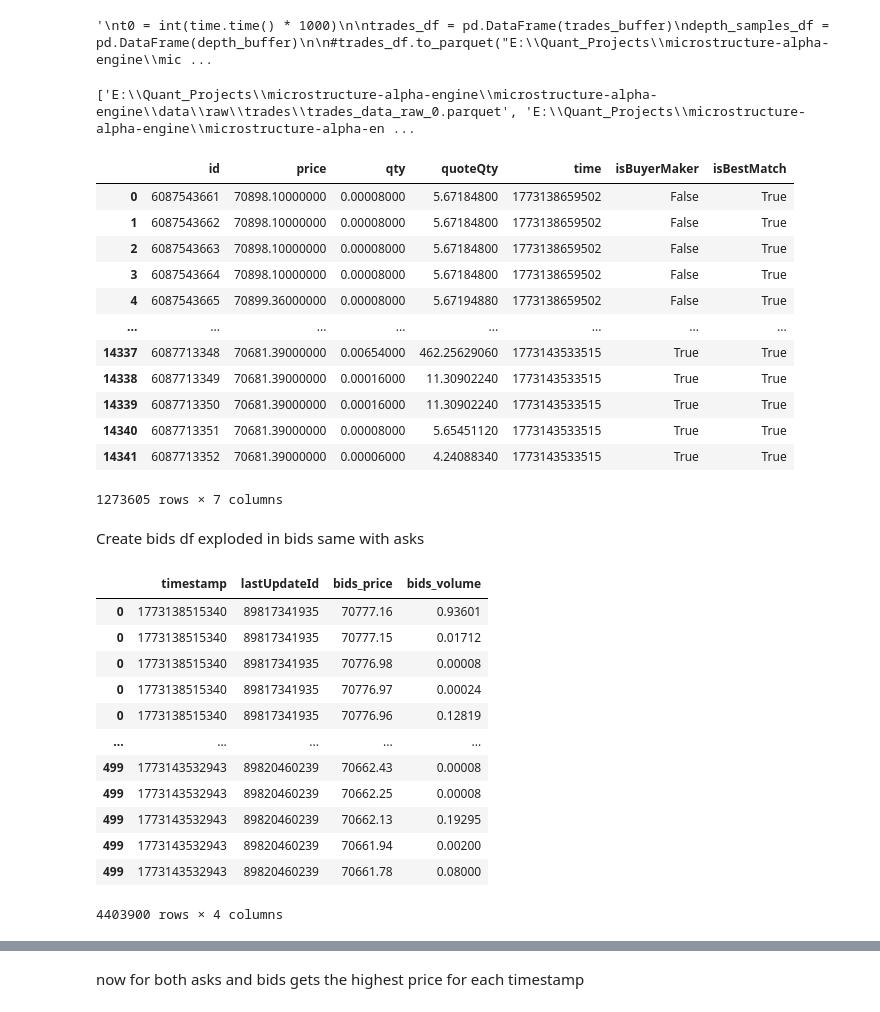
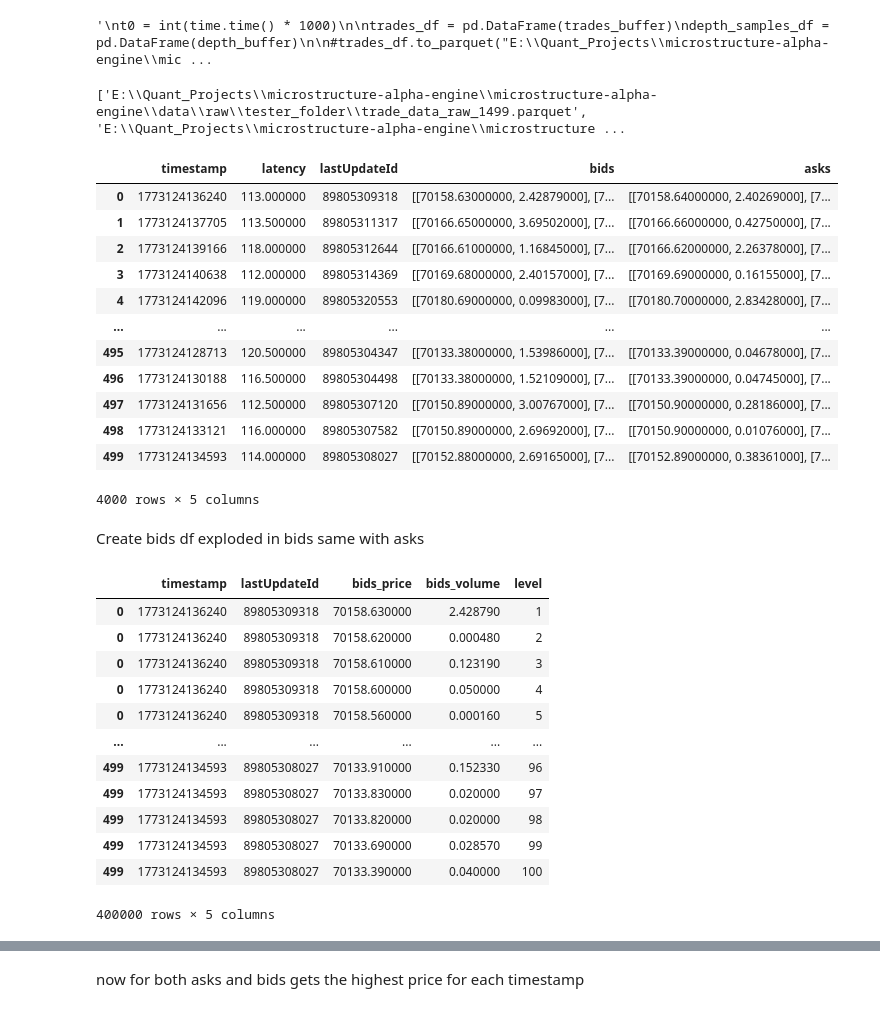
Before and after one commit to jay-odedra/microstructure-alpha-engine, a Jupyter notebook: notebooks/01_data_download_exploration.ipynb, the cells around one changed output, grey strips where cells are left out. Drawn from its saved outputs; the diff is of its cells as text; code cells hidden in the pictures.

```diff
--- a/notebooks/01_data_download_exploration.ipynb
+++ b/notebooks/01_data_download_exploration.ipynb
@@ -129,32 +129,37 @@ trades_df
 '\nt0 = int(time.time() * 1000)\n\ntrades_df = pd.DataFrame(trades_buffer)\ndepth_samples_df = pd.DataFrame(depth_buffer)\n\n#trades_df.to_parquet("E:\\Quant_Projects\\microstructure-alpha-engine\\mic ...
 # %%
 import glob
-files_trades = glob.glob("E:\\Quant_Projects\\microstructure-alpha-engine\\microstructure-alpha-engine\\data\\raw\\tester_folder\\trade_data_raw_*")
-files_lob = glob.glob("E:\\Quant_Projects\\microstructure-alpha-engine\\microstructure-alpha-engine\\data\\raw\\tester_folder\\lob_data_raw_*")
-#files_trades = glob.glob("E:\\Quant_Projects\\microstructure-alpha-engine\\microstructure-alpha-engine\\data\\raw\\trades\\trades_data_raw_*")
-#files_lob = glob.glob("E:\\Quant_Projects\\microstructure-alpha-engine\\microstructure-alpha-engine\\data\\raw\\lob\\lob_data_raw_*")
+
+files_trades = glob.glob(
+    "E:\\Quant_Projects\\microstructure-alpha-engine\\microstructure-alpha-engine\\data\\raw\\tester_folder\\trade_data_raw_*"
+)
+files_lob = glob.glob(
+    "E:\\Quant_Projects\\microstructure-alpha-engine\\microstructure-alpha-engine\\data\\raw\\tester_folder\\lob_data_raw_*"
+)
+# files_trades = glob.glob("E:\\Quant_Projects\\microstructure-alpha-engine\\microstructure-alpha-engine\\data\\raw\\trades\\trades_data_raw_*")
+# files_lob = glob.glob("E:\\Quant_Projects\\microstructure-alpha-engine\\microstructure-alpha-engine\\data\\raw\\lob\\lob_data_raw_*")
 
 
 print(files_trades)
-#trades_samples_df = pd.concat([pd.read_parquet(f) for f in files_trades])
+# trades_samples_df = pd.concat([pd.read_parquet(f) for f in files_trades])
 lob_df = pd.concat([pd.read_parquet(f) for f in files_lob])
-trade_df =  pd.concat([pd.read_parquet(f) for f in files_trades])
-trade_df
+trade_df = pd.concat([pd.read_parquet(f) for f in files_trades])
+lob_df
 # %% [output]
-['E:\\Quant_Projects\\microstructure-alpha-engine\\microstructure-alpha-engine\\data\\raw\\trades\\trades_data_raw_0.parquet', 'E:\\Quant_Projects\\microstructure-alpha-engine\\microstructure-alpha-en ...
+['E:\\Quant_Projects\\microstructure-alpha-engine\\microstructure-alpha-engine\\data\\raw\\tester_folder\\trade_data_raw_1499.parquet', 'E:\\Quant_Projects\\microstructure-alpha-engine\\microstructure ...
-|  | id | price | qty | quoteQty | time | isBuyerMaker | isBestMatch |
-| 0 | 6087543661 | 70898.10000000 | 0.00008000 | 5.67184800 | 1773138659502 | False | True |
-| 1 | 6087543662 | 70898.10000000 | 0.00008000 | 5.67184800 | 1773138659502 | False | True |
-| 2 | 6087543663 | 70898.10000000 | 0.00008000 | 5.67184800 | 1773138659502 | False | True |
-| 3 | 6087543664 | 70898.10000000 | 0.00008000 | 5.67184800 | 1773138659502 | False | True |
-| 4 | 6087543665 | 70899.36000000 | 0.00008000 | 5.67194880 | 1773138659502 | False | True |
-| ... | ... | ... | ... | ... | ... | ... | ... |
-| 14337 | 6087713348 | 70681.39000000 | 0.00654000 | 462.25629060 | 1773143533515 | True | True |
-| 14338 | 6087713349 | 70681.39000000 | 0.00016000 | 11.30902240 | 1773143533515 | True | True |
-| 14339 | 6087713350 | 70681.39000000 | 0.00016000 | 11.30902240 | 1773143533515 | True | True |
-| 14340 | 6087713351 | 70681.39000000 | 0.00008000 | 5.65451120 | 1773143533515 | True | True |
-| 14341 | 6087713352 | 70681.39000000 | 0.00006000 | 4.24088340 | 1773143533515 | True | True |
+|  | timestamp | latency | lastUpdateId | bids | asks |
+| 0 | 1773124136240 | 113.000000 | 89805309318 | [[70158.63000000, 2.42879000], [7... | [[70158.64000000, 2.40269000], [7... |
+| 1 | 1773124137705 | 113.500000 | 89805311317 | [[70166.65000000, 3.69502000], [7... | [[70166.66000000, 0.42750000], [7... |
+| 2 | 1773124139166 | 118.000000 | 89805312644 | [[70166.61000000, 1.16845000], [7... | [[70166.62000000, 2.26378000], [7... |
+| 3 | 1773124140638 | 112.000000 | 89805314369 | [[70169.68000000, 2.40157000], [7... | [[70169.69000000, 0.16155000], [7... |
+| 4 | 1773124142096 | 119.000000 | 89805320553 | [[70180.69000000, 0.09983000], [7... | [[70180.70000000, 2.83428000], [7... |
+| ... | ... | ... | ... | ... | ... |
+| 495 | 1773124128713 | 120.500000 | 89805304347 | [[70133.38000000, 1.53986000], [7... | [[70133.39000000, 0.04678000], [7... |
+| 496 | 1773124130188 | 116.500000 | 89805304498 | [[70133.38000000, 1.52109000], [7... | [[70133.39000000, 0.04745000], [7... |
+| 497 | 1773124131656 | 112.500000 | 89805307120 | [[70150.89000000, 3.00767000], [7... | [[70150.90000000, 0.28186000], [7... |
+| 498 | 1773124133121 | 116.000000 | 89805307582 | [[70150.89000000, 2.69692000], [7... | [[70150.90000000, 0.01076000], [7... |
+| 499 | 1773124134593 | 114.000000 | 89805308027 | [[70152.88000000, 2.69165000], [7... | [[70152.89000000, 0.38361000], [7... |
-1273605 rows × 7 columns
+4000 rows × 5 columns
 # %% [markdown]
 Create bids df exploded in bids same with asks
 # %%
@@ -165,23 +170,23 @@ bids_df["bids_price"], bids_df["bids_volume"] = zip(*bids_df["bids"])
 
 bids_df["bids_price"] = bids_df["bids_price"].astype(float)
 bids_df["bids_volume"] = bids_df["bids_volume"].astype(float)
-
+bids_df["level"] = bids_df.groupby("timestamp").cumcount() + 1
 bids_df = bids_df.drop(columns="bids")
 bids_df
 # %% [output]
-|  | timestamp | lastUpdateId | bids_price | bids_volume |
-| 0 | 1773138515340 | 89817341935 | 70777.16 | 0.93601 |
-| 0 | 1773138515340 | 89817341935 | 70777.15 | 0.01712 |
-| 0 | 1773138515340 | 89817341935 | 70776.98 | 0.00008 |
-| 0 | 1773138515340 | 89817341935 | 70776.97 | 0.00024 |
-| 0 | 1773138515340 | 89817341935 | 70776.96 | 0.12819 |
-| ... | ... | ... | ... | ... |
-| 499 | 1773143532943 | 89820460239 | 70662.43 | 0.00008 |
-| 499 | 1773143532943 | 89820460239 | 70662.25 | 0.00008 |
-| 499 | 1773143532943 | 89820460239 | 70662.13 | 0.19295 |
-| 499 | 1773143532943 | 89820460239 | 70661.94 | 0.00200 |
-| 499 | 1773143532943 | 89820460239 | 70661.78 | 0.08000 |
+|  | timestamp | lastUpdateId | bids_price | bids_volume | level |
+| 0 | 1773124136240 | 89805309318 | 70158.630000 | 2.428790 | 1 |
+| 0 | 1773124136240 | 89805309318 | 70158.620000 | 0.000480 | 2 |
+| 0 | 1773124136240 | 89805309318 | 70158.610000 | 0.123190 | 3 |
+| 0 | 1773124136240 | 89805309318 | 70158.600000 | 0.050000 | 4 |
+| 0 | 1773124136240 | 89805309318 | 70158.560000 | 0.000160 | 5 |
+| ... | ... | ... | ... | ... | ... |
+| 499 | 1773124134593 | 89805308027 | 70133.910000 | 0.152330 | 96 |
+| 499 | 1773124134593 | 89805308027 | 70133.830000 | 0.020000 | 97 |
+| 499 | 1773124134593 | 89805308027 | 70133.820000 | 0.020000 | 98 |
+| 499 | 1773124134593 | 89805308027 | 70133.690000 | 0.028570 | 99 |
+| 499 | 1773124134593 | 89805308027 | 70133.390000 | 0.040000 | 100 |
-4403900 rows × 4 columns
+400000 rows × 5 columns
 # %%
 asks_df = lob_df
 asks_df = asks_df[["timestamp", "lastUpdateId", "asks"]].explode("asks")
```
Also changed, not shown: parts of 33 cells of this notebook, 1 other file.
